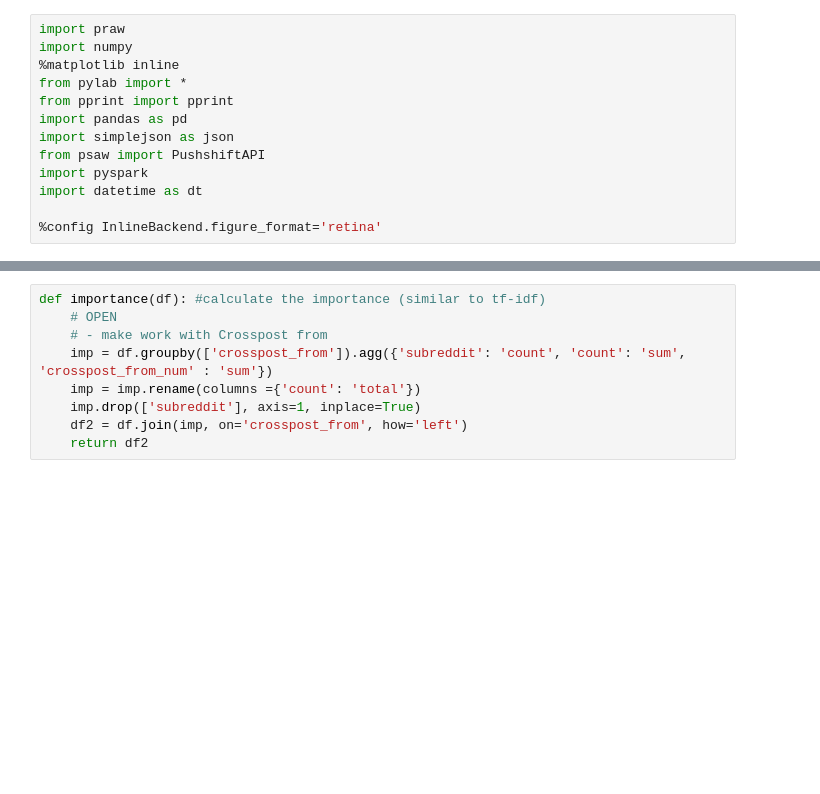
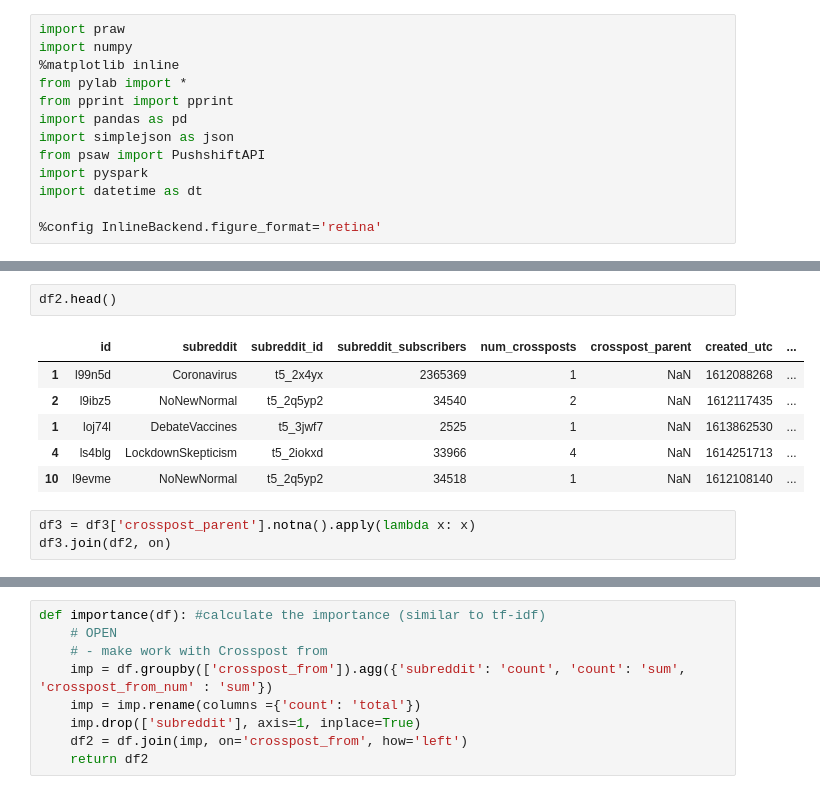
Before and after one commit to jvschlierf/networkthesis, a Jupyter notebook: Test_run/test.ipynb, the cells around one changed output, grey strips where cells are left out. Drawn from its saved outputs; the diff is of its cells as text; blank space fills up the shorter version.

```diff
--- a/Test_run/test.ipynb
+++ b/Test_run/test.ipynb
@@ -30,0 +89,12 @@ Version 7.5.0 of praw is outdated. Version 7.6.0 was released Tuesday May 10, 20
+# %%
+df2.head()
+# %% [output]
+|  | id | subreddit | subreddit_id | subreddit_subscribers | num_crossposts | crosspost_parent | created_utc | ... |
+| 1 | l99n5d | Coronavirus | t5_2x4yx | 2365369 | 1 | NaN | 1612088268 | ... |
+| 2 | l9ibz5 | NoNewNormal | t5_2q5yp2 | 34540 | 2 | NaN | 1612117435 | ... |
+| 1 | loj74l | DebateVaccines | t5_3jwf7 | 2525 | 1 | NaN | 1613862530 | ... |
+| 4 | ls4blg | LockdownSkepticism | t5_2iokxd | 33966 | 4 | NaN | 1614251713 | ... |
+| 10 | l9evme | NoNewNormal | t5_2q5yp2 | 34518 | 1 | NaN | 1612108140 | ... |
+# %%
+df3 = df3['crosspost_parent'].notna().apply(lambda x: x)
+df3.join(df2, on)
```
Also changed, not shown: parts of 15 cells of this notebook, 1 other file.
